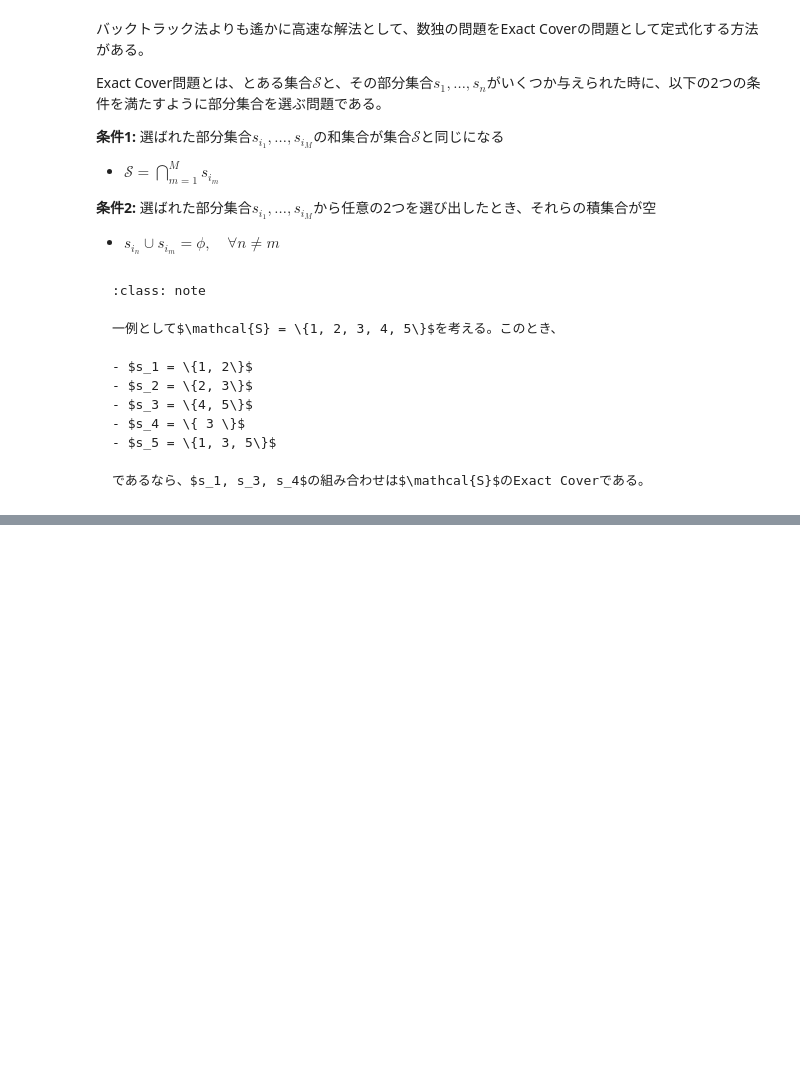
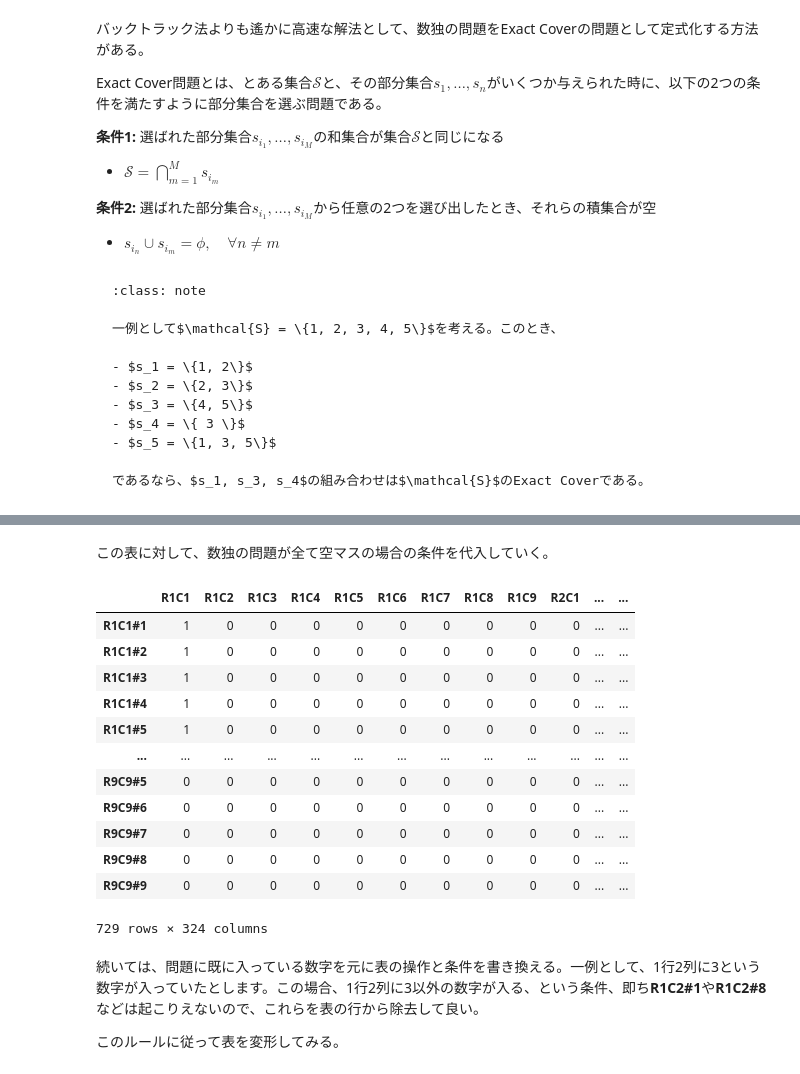
Before and after one commit to tatsy-classes/1284-sds-advml, a Jupyter notebook: contents/sec1/exercise-sudoku.ipynb, the cells around one changed output, grey strips where cells are left out. Cells and saved outputs as stored; diff of their text form; code cells hidden in the pictures; blank space fills up the shorter version.

```diff
--- a/contents/sec1/exercise-sudoku.ipynb
+++ b/contents/sec1/exercise-sudoku.ipynb
@@ -544,0 +753,35 @@ The solution for exact cover is: ['s_1', 's_3', 's_4']
+# %% [markdown]
+この表に対して、数独の問題が全て空マスの場合の条件を代入していく。
+# %%
+for i in range(9):
+    for j in range(9):
+        for n in range(1, 10):
+            r = i + 1
+            c = j + 1
+            b = (i // 3) * 3 + (j // 3) + 1
+            op = "R{:d}C{:d}#{:d}".format(r, c, n)
+            cd1 = "R{:d}C{:d}".format(r, c)
+            cd2 = "R{:d}#{:d}".format(r, n)
+            cd3 = "C{:d}#{:d}".format(c, n)
+            cd4 = "B{:d}#{:d}".format(b, n)
+            df.loc[op, [cd1, cd2, cd3, cd4]] = 1
+
+display.display(df)
+# %% [output]
+|  | R1C1 | R1C2 | R1C3 | R1C4 | R1C5 | R1C6 | R1C7 | R1C8 | R1C9 | R2C1 | ... | ... |
+| R1C1#1 | 1 | 0 | 0 | 0 | 0 | 0 | 0 | 0 | 0 | 0 | ... | ... |
+| R1C1#2 | 1 | 0 | 0 | 0 | 0 | 0 | 0 | 0 | 0 | 0 | ... | ... |
+| R1C1#3 | 1 | 0 | 0 | 0 | 0 | 0 | 0 | 0 | 0 | 0 | ... | ... |
+| R1C1#4 | 1 | 0 | 0 | 0 | 0 | 0 | 0 | 0 | 0 | 0 | ... | ... |
+| R1C1#5 | 1 | 0 | 0 | 0 | 0 | 0 | 0 | 0 | 0 | 0 | ... | ... |
+| ... | ... | ... | ... | ... | ... | ... | ... | ... | ... | ... | ... | ... |
+| R9C9#5 | 0 | 0 | 0 | 0 | 0 | 0 | 0 | 0 | 0 | 0 | ... | ... |
+| R9C9#6 | 0 | 0 | 0 | 0 | 0 | 0 | 0 | 0 | 0 | 0 | ... | ... |
+| R9C9#7 | 0 | 0 | 0 | 0 | 0 | 0 | 0 | 0 | 0 | 0 | ... | ... |
+| R9C9#8 | 0 | 0 | 0 | 0 | 0 | 0 | 0 | 0 | 0 | 0 | ... | ... |
+| R9C9#9 | 0 | 0 | 0 | 0 | 0 | 0 | 0 | 0 | 0 | 0 | ... | ... |
+729 rows × 324 columns
+# %% [markdown]
+続いては、問題に既に入っている数字を元に表の操作と条件を書き換える。一例として、1行2列に3という数字が入っていたとします。この場合、1行2列に3以外の数字が入る、という条件、即ち**R1C2#1**や**R1C2#8**などは起こりえないので、これらを表の行から除去して良い。
+
+このルールに従って表を変形してみる。
```
Also changed, not shown: parts of 45 cells of this notebook, 11 other files.
